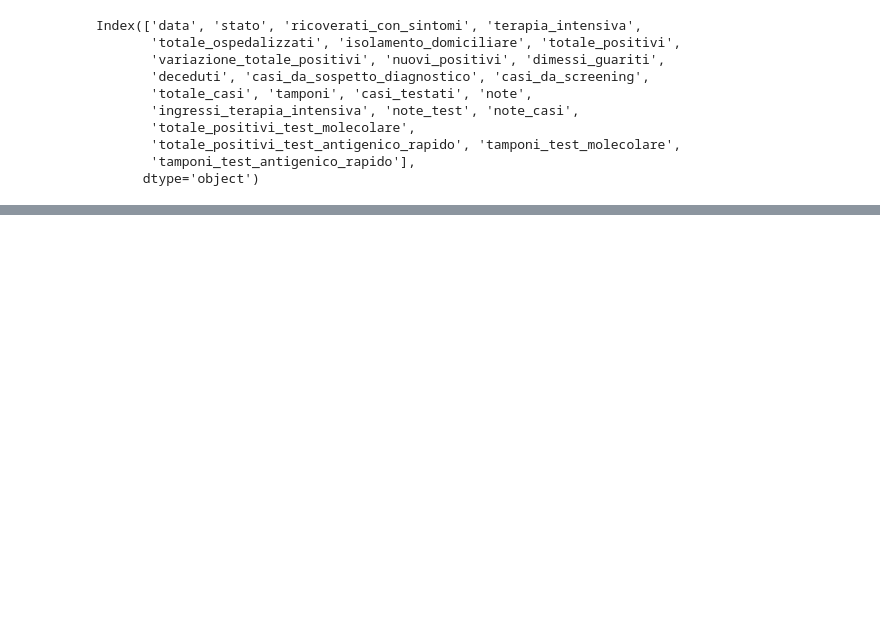
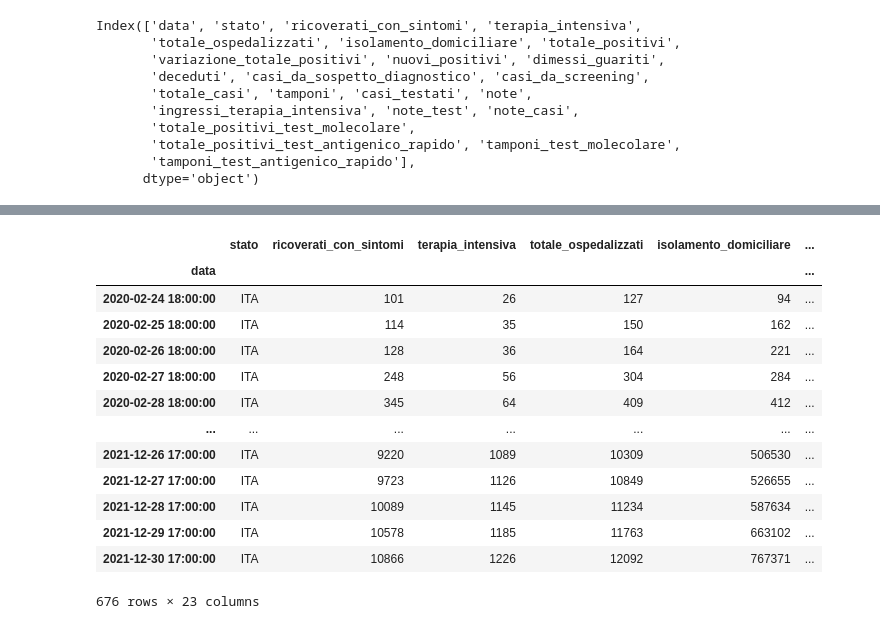
Before and after one commit to gitary/analisi_dati_COVID, a Jupyter notebook: analisi_esplorativa_COVID.ipynb, the cells around one changed output, grey strips where cells are left out. Cells and saved outputs as stored; diff of their text form; code cells hidden in the pictures; blank space fills up the shorter version.

```diff
--- a/analisi_esplorativa_COVID.ipynb
+++ b/analisi_esplorativa_COVID.ipynb
@@ -322,3 +323,20 @@ g = df_naz.plot_bokeh(x = 'data', y = ['ingressi_terapia_intensiva'],\
 # %% [output]
 [interactive output not drawn]
 [interactive output not drawn]
+# %%
+df_naz.set_index('data')
+# %% [output]
+|  | stato | ricoverati_con_sintomi | terapia_intensiva | totale_ospedalizzati | isolamento_domiciliare | ... |
+| data |  |  |  |  |  | ... |
+| 2020-02-24 18:00:00 | ITA | 101 | 26 | 127 | 94 | ... |
+| 2020-02-25 18:00:00 | ITA | 114 | 35 | 150 | 162 | ... |
+| 2020-02-26 18:00:00 | ITA | 128 | 36 | 164 | 221 | ... |
+| 2020-02-27 18:00:00 | ITA | 248 | 56 | 304 | 284 | ... |
+| 2020-02-28 18:00:00 | ITA | 345 | 64 | 409 | 412 | ... |
+| ... | ... | ... | ... | ... | ... | ... |
+| 2021-12-26 17:00:00 | ITA | 9220 | 1089 | 10309 | 506530 | ... |
+| 2021-12-27 17:00:00 | ITA | 9723 | 1126 | 10849 | 526655 | ... |
+| 2021-12-28 17:00:00 | ITA | 10089 | 1145 | 11234 | 587634 | ... |
+| 2021-12-29 17:00:00 | ITA | 10578 | 1185 | 11763 | 663102 | ... |
+| 2021-12-30 17:00:00 | ITA | 10866 | 1226 | 12092 | 767371 | ... |
+676 rows × 23 columns
```
Also changed, not shown: parts of 9 cells of this notebook, 1 other file.
